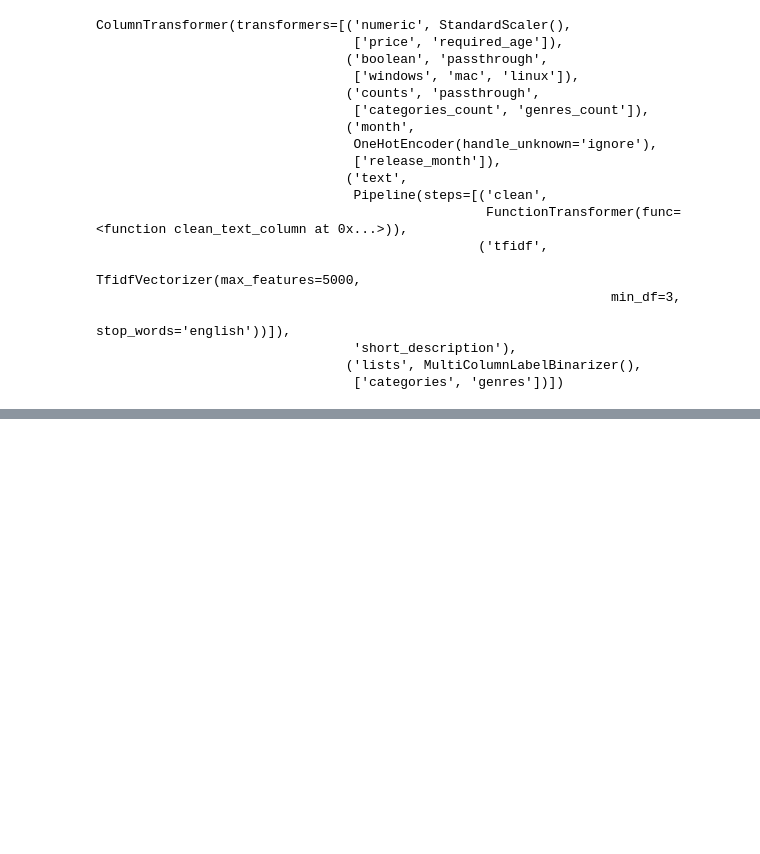
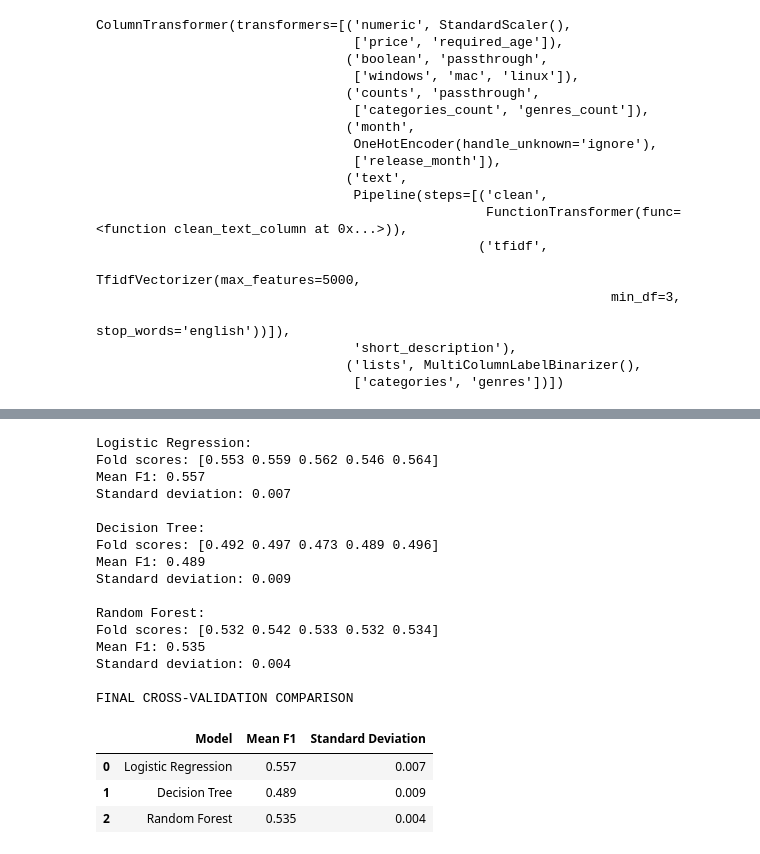
Before and after one commit to zaokemo/Blir-spelet-en-hit-F-rutsp-framg-ng-f-r-Steam-spel, a Jupyter notebook: notebooks/06_model_battle_abdullan.ipynb, the cells around one changed output, grey strips where cells are left out. Saved outputs shown, nothing was run; the diff lists cells and outputs as text; code cells hidden in the pictures; blank space fills up the shorter version.

```diff
--- a/notebooks/06_model_battle_abdullan.ipynb
+++ b/notebooks/06_model_battle_abdullan.ipynb
@@ -219,0 +474,60 @@ ColumnTransformer(transformers=[('numeric', StandardScaler(),
+# %%
+from sklearn.model_selection import cross_val_score
+import pandas as pd
+
+models = {
+    "Logistic Regression": logistic_model,
+    "Decision Tree": tree_model,
+    "Random Forest": forest_cv_model
+}
+
+cv_results = []
+
+for name, model in models.items():
+
+    scores = cross_val_score(
+        model,
+        X_dev,
+        y_dev,
+        cv=cv,
+        scoring="f1",
+        n_jobs=1
+    )
+
+    cv_results.append({
+        "Model": name,
+        "Mean F1": scores.mean(),
+        "Standard Deviation": scores.std()
+    })
+
+    print(f"{name}:")
+    print("Fold scores:", scores.round(3))
+    print("Mean F1:", round(scores.mean(), 3))
+    print("Standard deviation:", round(scores.std(), 3))
+    print()
+
+cv_results_df = pd.DataFrame(cv_results)
+
+print("FINAL CROSS-VALIDATION COMPARISON")
+display(cv_results_df.round(3))
+# %% [output]
+Logistic Regression:
+Fold scores: [0.553 0.559 0.562 0.546 0.564]
+Mean F1: 0.557
+Standard deviation: 0.007
+
+Decision Tree:
+Fold scores: [0.492 0.497 0.473 0.489 0.496]
+Mean F1: 0.489
+Standard deviation: 0.009
+
+Random Forest:
+Fold scores: [0.532 0.542 0.533 0.532 0.534]
+Mean F1: 0.535
+Standard deviation: 0.004
+
+FINAL CROSS-VALIDATION COMPARISON
+|  | Model | Mean F1 | Standard Deviation |
+| 0 | Logistic Regression | 0.557 | 0.007 |
+| 1 | Decision Tree | 0.489 | 0.009 |
+| 2 | Random Forest | 0.535 | 0.004 |
```
Also changed, not shown: parts of 27 cells of this notebook, 1 other file.
